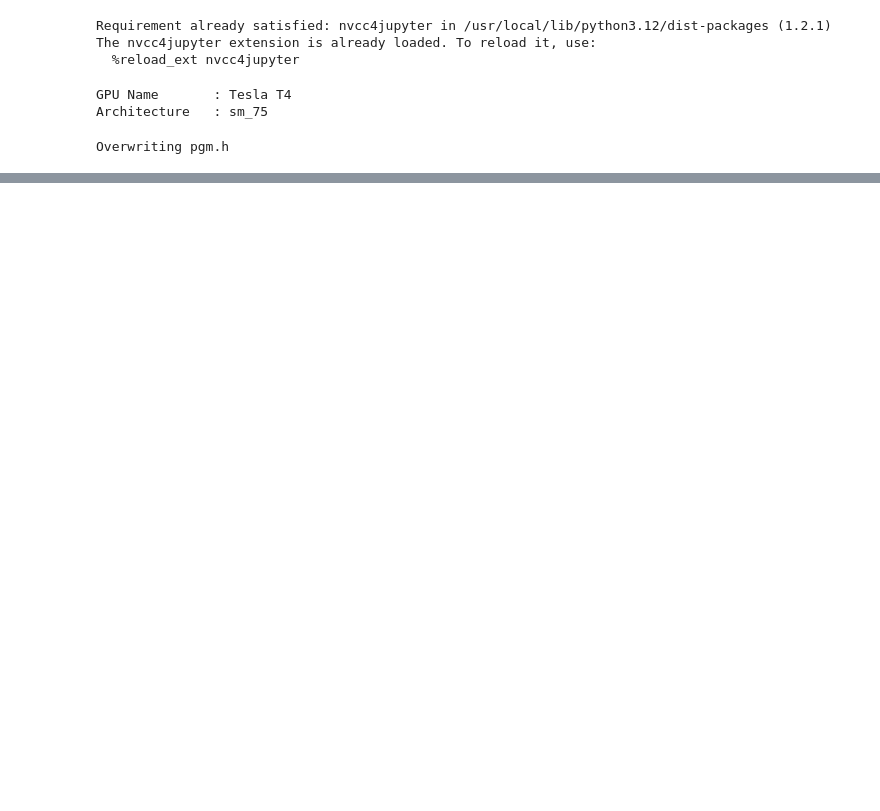
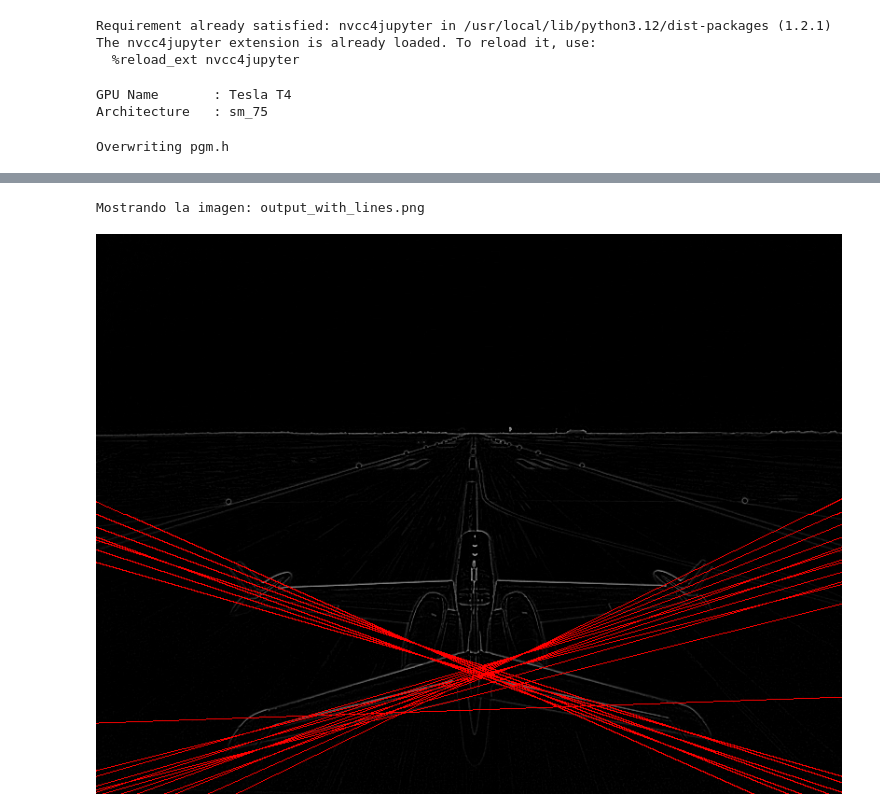
Before and after one commit to eunicean/Proyecto3-Paralela, a Jupyter notebook: proyecto3_paralela.ipynb, the cells around one changed output, grey strips where cells are left out. Cells and saved outputs as stored; diff of their text form; code cells hidden in the pictures; blank space fills up the shorter version.

```diff
--- a/proyecto3_paralela.ipynb
+++ b/proyecto3_paralela.ipynb
@@ -303,0 +528,23 @@ Done!
+# %%
+# codigo para ver la imagen de output
+#cprueba
+from PIL import Image
+from IPython.display import display
+
+# Nombre de tu archivo de imagen
+nombre_archivo = 'output_with_lines.png'
+
+try:
+    # Cargar la imagen
+    img = Image.open(nombre_archivo)
+
+    print(f"Mostrando la imagen: {nombre_archivo}")
+    display(img)
+
+except FileNotFoundError:
+    print(f"Error: El archivo '{nombre_archivo}' no se encontró. Asegúrate de que el nombre sea correcto y el archivo esté cargado en la sesión de Colab.")
+except Exception as e:
+    print(f"Ocurrió un error al intentar mostrar la imagen: {e}")
+# %% [output]
+Mostrando la imagen: output_with_lines.png
+[figure, added]
```
Also changed, not shown: parts of 5 cells of this notebook.
